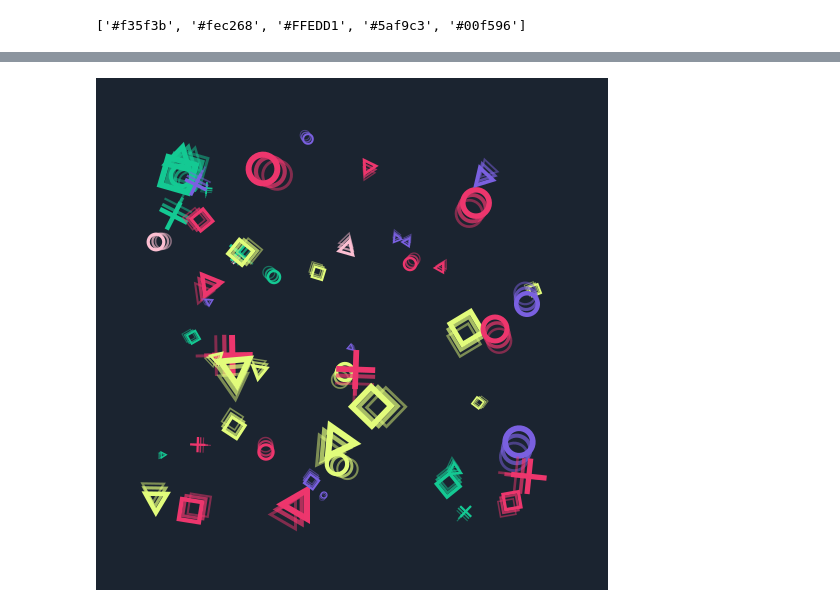
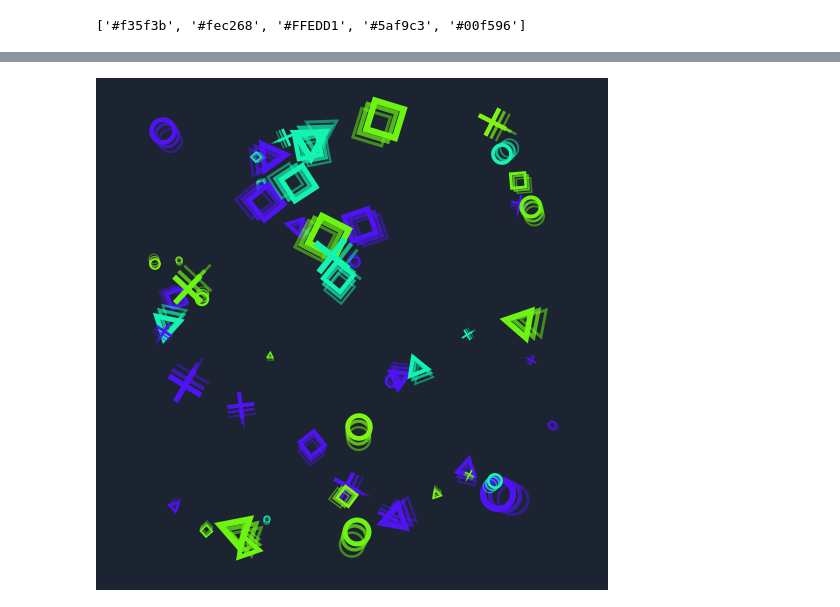
Before and after one commit to nt54hamnghi/delicacy, a Jupyter notebook: delicacy/prototyping.ipynb, the cells around one changed output, grey strips where cells are left out. Drawn from its saved outputs; the diff is of its cells as text; code cells hidden in the pictures.

```diff
--- a/delicacy/prototyping.ipynb
+++ b/delicacy/prototyping.ipynb
@@ -800,10 +746,10 @@ def analogous(num=5, seed=None, hue_variance=25, sat_variance=10):
     base_hue = random.randint(*HUE_RANGE)
     hues = linspace(base_hue - hue_variance, base_hue + hue_variance, num)
 
-    base_sat = random.randint(35, 100 - sat_variance)
+    base_sat = random.randint(30, 70 - sat_variance)
     sats = cycle([base_sat, base_sat + sat_variance])
 
-    val = random.randint(70, 100)
+    val = random.randint(50, 100)
 
     return tuple(HSVColor(hue, sat, val) for hue, sat in zip(hues, sats))
 # %%
@@ -819,8 +765,8 @@ def segment(n_segments, num=5, seed=None):
     hue_step = HUE_MAX // n_segments
 
     hues = count(base_hue, hue_step)
-    sats = random.choices(range(20, 101), k=num)
-    vals = random.choices(range(60, 101), k=num)
+    sats = random.choices(range(30, 71), k=num)
+    vals = random.choices(range(50, 101), k=num)
 
     return tuple(HSVColor(hue, sat, val) for hue, sat, val in zip(hues, sats, vals))
 
@@ -834,0 +801,19 @@ random.choices([1, 2, 3],  k = 1)
+# %%
+def elizabeth(
+    num=5,
+    seed=None,
+    sat_range=None,
+    val_range=None
+):
+    if sat_range is None or val_range is None:
+        msg = "must specify both saturation and value range"
+        raise ValueError(msg)
+
+    if seed is not None:
+        random.seed(seed)
+
+    hues = sorted(random.choices(range(*HUE_RANGE), k=num))
+    sat = random.choice(range(*sat_range))
+    val = random.choice(range(*val_range))
+
+    return tuple(HSVColor(hue, sat, val) for hue in hues)
@@ -834,0 +826,3 @@ random.choices([1, 2, 3],  k = 1)
+# %%
+GLOW = dict(sat_range=(85,95), val_range=(95,100))
+glow = partial(elizabeth, **GLOW)
@@ -840,8 +843,9 @@ y_axis = 30
 
 # colors = random.choice([colors1, colors2, colors3, colors4])
 hamonies = [analogous, monochromatic, complementary, triad, square]
-palette_gen = random.choices(hamonies, weights=(.35, .3, .2, .1, .05))[0]
-colors = [color.to_hex() for color in palette_gen()]
+# palette_gen = random.choices(hamonies, weights=(.35, .3, .2, .1, .05))[0]
+palette_gen = glow
+colors = [color.to_hex() for color in palette_gen(num=5)]
 
 
 for y_axis in range(50, 512, 35):
@@ -856,32 +860,32 @@ for y_axis in range(50, 512, 35):
     canvas.append(frec())
 
     tri = ETriangle(side=side)
     ftri = fade(
         tri,
         location=random.choices(range(50, 460), k=2),
         color=random.choice(colors),
     )
     canvas.append(ftri())
 
     cir = Circle(side // 2)
     fcir = fade(
         cir,
         location=random.choices(range(50, 460), k=2),
         color=random.choice(colors),
     )
     canvas.append(fcir())
 
     x = XShape(length=side)
     fx = fade(
         x,
         location=random.choices(range(50, 460), k=2),
         color=random.choice(colors),
     )
     canvas.append(fx())
 
-# eprint(canvas)100720101007201007200720
+# eprint(canvas)
 
 bg_img = canvas2img(canvas, bg_color="#1B2430")
 bg_img
 # %% [output]
-[figure, old version]
+[figure, new version]
```
Also changed, not shown: parts of 20 cells of this notebook.
